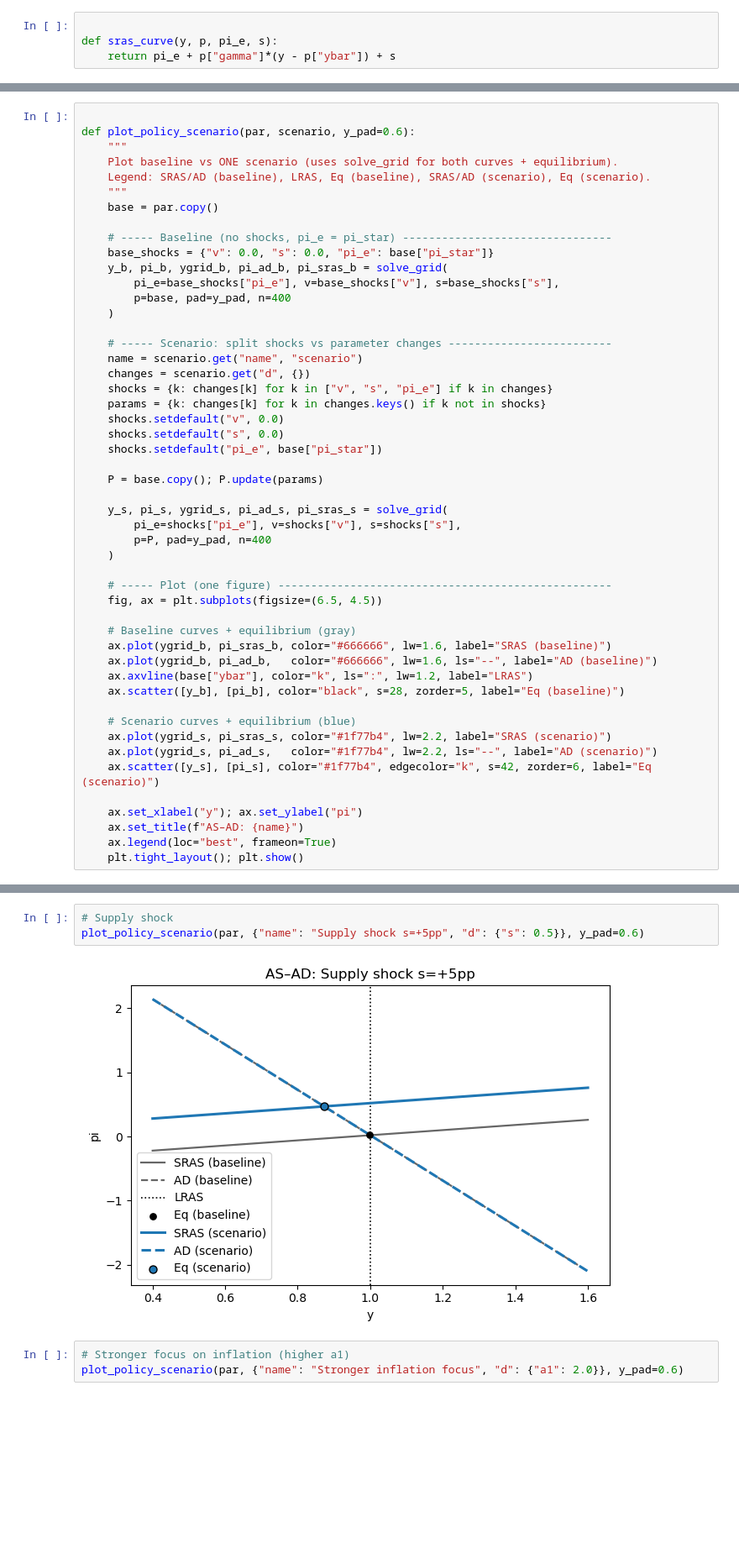
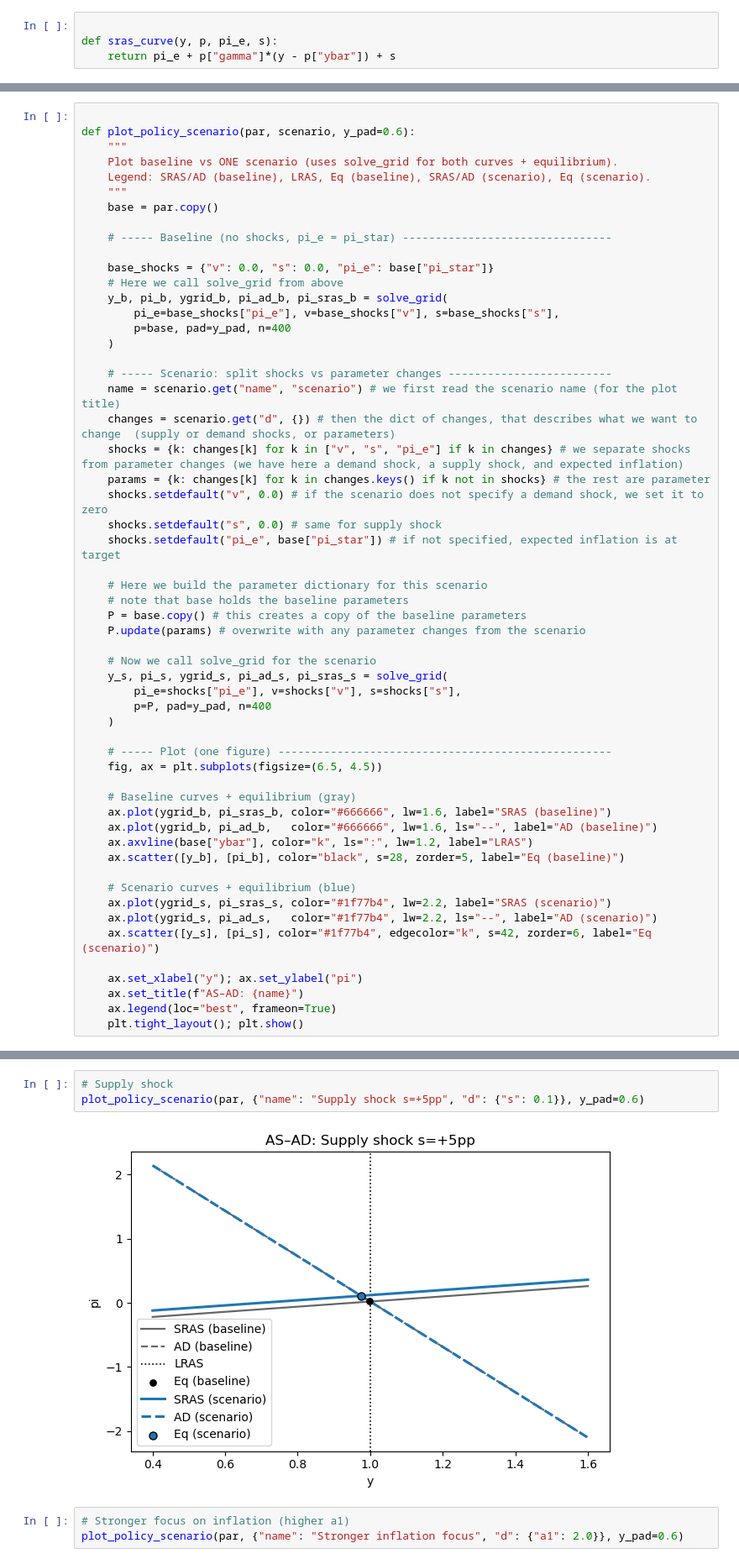
Before and after one commit to NumEconCopenhagen/ProgEcon-lectures, a Jupyter notebook: 11_ASAD/01_ASAD_closed.ipynb, the cells around one changed output, grey strips where cells are left out. Shown at 84% size. Saved outputs shown, nothing was run; the diff lists cells and outputs as text; blank space fills up the shorter version.

```diff
--- a/11_ASAD/01_ASAD_closed.ipynb
+++ b/11_ASAD/01_ASAD_closed.ipynb
@@ -205,23 +212,29 @@ def plot_policy_scenario(par, scenario, y_pad=0.6):
     base = par.copy()
 
     # ----- Baseline (no shocks, pi_e = pi_star) --------------------------------
+
     base_shocks = {"v": 0.0, "s": 0.0, "pi_e": base["pi_star"]}
+    # Here we call solve_grid from above
     y_b, pi_b, ygrid_b, pi_ad_b, pi_sras_b = solve_grid(
         pi_e=base_shocks["pi_e"], v=base_shocks["v"], s=base_shocks["s"],
         p=base, pad=y_pad, n=400
     )
 
     # ----- Scenario: split shocks vs parameter changes -------------------------
-    name = scenario.get("name", "scenario")
-    changes = scenario.get("d", {})
-    shocks = {k: changes[k] for k in ["v", "s", "pi_e"] if k in changes}
-    params = {k: changes[k] for k in changes.keys() if k not in shocks}
-    shocks.setdefault("v", 0.0)
-    shocks.setdefault("s", 0.0)
-    shocks.setdefault("pi_e", base["pi_star"])
+    name = scenario.get("name", "scenario") # we first read the scenario name (for the plot title)
+    changes = scenario.get("d", {}) # then the dict of changes, that describes what we want to change  (supply or demand shocks, or parameters)
+    shocks = {k: changes[k] for k in ["v", "s", "pi_e"] if k in changes} # we separate shocks from parameter changes (we have here a demand shock, a supply shock, and expected inflation)
+    params = {k: changes[k] for k in changes.keys() if k not in shocks} # the rest are parameter
+    shocks.setdefault("v", 0.0) # if the scenario does not specify a demand shock, we set it to zero
+    shocks.setdefault("s", 0.0) # same for supply shock
+    shocks.setdefault("pi_e", base["pi_star"]) # if not specified, expected inflation is at target
 
-    P = base.copy(); P.update(params)
+    # Here we build the parameter dictionary for this scenario
+    # note that base holds the baseline parameters
+    P = base.copy() # this creates a copy of the baseline parameters
+    P.update(params) # overwrite with any parameter changes from the scenario
 
+    # Now we call solve_grid for the scenario
     y_s, pi_s, ygrid_s, pi_ad_s, pi_sras_s = solve_grid(
         pi_e=shocks["pi_e"], v=shocks["v"], s=shocks["s"],
         p=P, pad=y_pad, n=400
@@ -253,9 +267,9 @@ plot_policy_scenario(par, {"name": "Demand shock v=+0.3", "d": {"v": 0.3}}, y_pa
 [figure]
 # %%
 # Supply shock
-plot_policy_scenario(par, {"name": "Supply shock s=+5pp", "d": {"s": 0.5}}, y_pad=0.6)
+plot_policy_scenario(par, {"name": "Supply shock s=+5pp", "d": {"s": 0.1}}, y_pad=0.6)
 # %% [output]
-[figure, old version]
+[figure, new version]
 # %%
 # Stronger focus on inflation (higher a1)
 plot_policy_scenario(par, {"name": "Stronger inflation focus", "d": {"a1": 2.0}}, y_pad=0.6)
```
Also changed, not shown: parts of 31 cells of this notebook, 1 other file.
